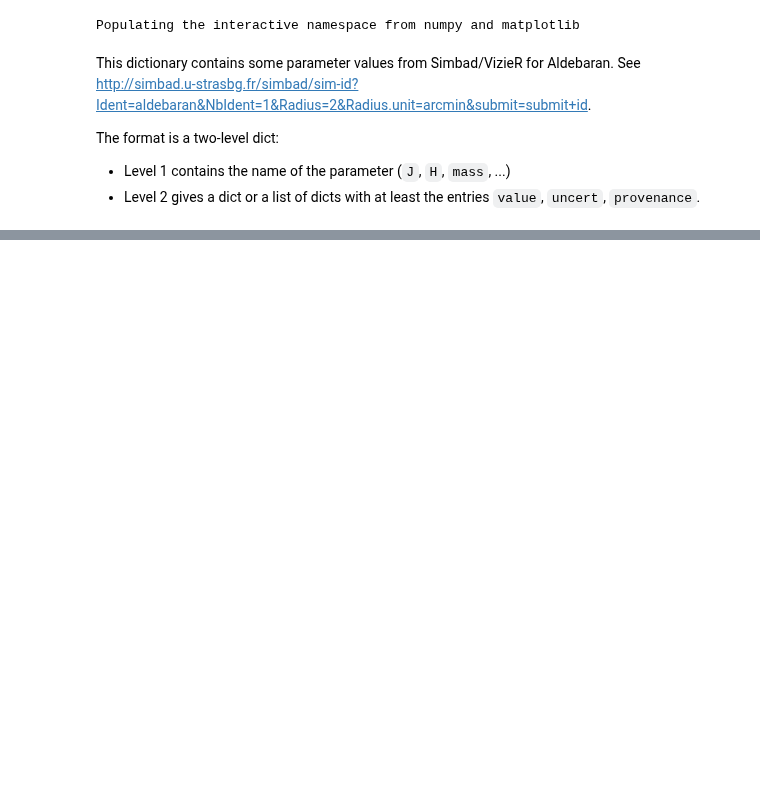
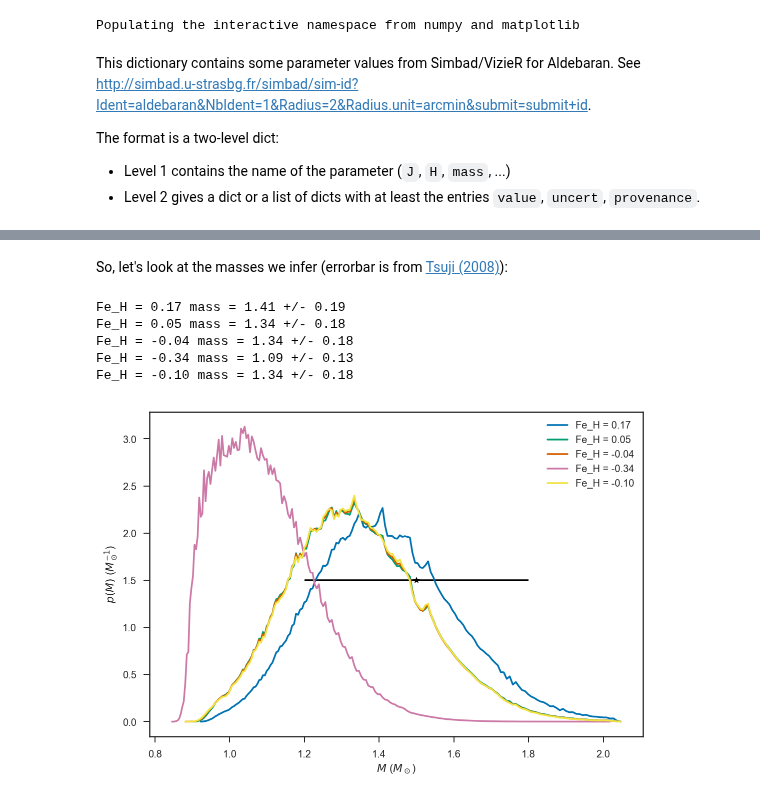
Before and after one commit to farr/Aldebaran, a Jupyter notebook: notebooks/Param Fits.ipynb, the cells around one changed output, grey strips where cells are left out. Cells and saved outputs as stored; diff of their text form; code cells hidden in the pictures; blank space fills up the shorter version.

```diff
--- a/notebooks/Param Fits.ipynb
+++ b/notebooks/Param Fits.ipynb
@@ -54,0 +84,32 @@ params = {'J': {'value': -2.095,
+# %% [markdown]
+So, let's look at the masses we infer (errorbar is from [Tsuji (2008)](https://doi.org/10.1051/0004-6361:200809869)):
+# %%
+mmus = []
+msigmas = []
+for i in range(1,6):
+    f='../PARAM_Results/RGB_prior_numax_teff_feh_lum/pdfs/PDFm/pdf_m_Aldeb{:d}'.format(i)
+    post = genfromtxt(f, names=True)
+    pdf = post['PDF'] / trapz(post['PDF'], post['mMs'])
+
+    mmus.append(trapz(post['mMs']*pdf, post['mMs']))
+    msigmas.append(sqrt(trapz((post['mMs']-mmus[-1])**2*pdf, post['mMs'])))
+
+    plot(post['mMs'], pdf, label=names[i-1])
+
+errorbar([1.5], [1.5], xerr=[0.3], yerr=[0.0], fmt="*", color='k')
+
+legend(loc='best')
+xlabel(r'$M$ ($M_\odot$)')
+ylabel(r'$p\left( M \right)$ ($M_\odot^{-1}$)')
+tight_layout()
+savefig('../plots/param_mass.pdf')
+
+for n, m, s in zip(names, mmus, msigmas):
+    print('{:s} mass = {:.2f} +/- {:.2f}'.format(n,m,s))
+# %% [output]
+Fe_H = 0.17 mass = 1.41 +/- 0.19
+Fe_H = 0.05 mass = 1.34 +/- 0.18
+Fe_H = -0.04 mass = 1.34 +/- 0.18
+Fe_H = -0.34 mass = 1.09 +/- 0.13
+Fe_H = -0.10 mass = 1.34 +/- 0.18
+[figure, added]
```
Also changed, not shown: parts of 7 cells of this notebook, 4 other files.
